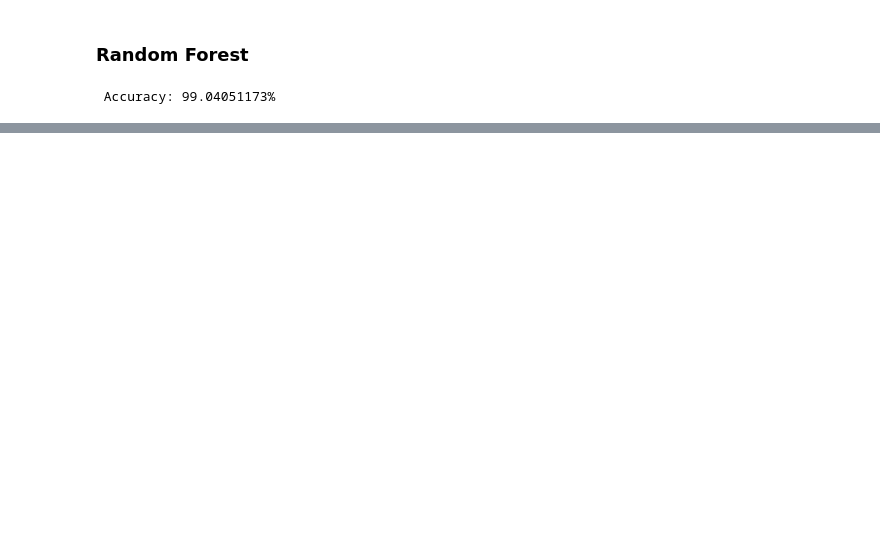
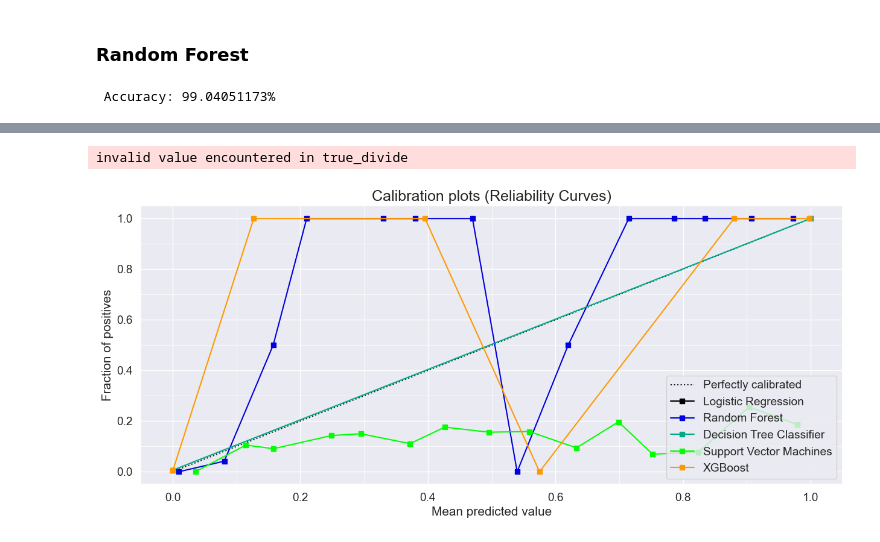
Before and after one commit to alisonjing/DTSA5506-Data-Mining-Project, a Jupyter notebook: NASA_Asteroid_Classification.ipynb, the cells around one changed output, grey strips where cells are left out. Saved outputs shown, nothing was run; the diff lists cells and outputs as text; code cells hidden in the pictures; blank space fills up the shorter version.

Commit message:
Update Data Pipeline, include Calibration Plots of ML Models

```diff
--- a/NASA_Asteroid_Classification.ipynb
+++ b/NASA_Asteroid_Classification.ipynb
@@ -1351,0 +1379,42 @@ ConfusionMatrixDisplay.from_estimator(xgb, X_test, y_test, display_labels = labe
+# %%
+import matplotlib.pyplot as plt
+import sklearn
+import scikitplot as skplt
+from matplotlib.gridspec import GridSpec
+from sklearn.calibration import CalibratedClassifierCV, CalibrationDisplay
+from sklearn.linear_model import LogisticRegression
+from sklearn.tree import DecisionTreeClassifier
+from sklearn.svm import SVC
+
+from sklearn import metrics
+from matplotlib.gridspec import GridSpec
+from matplotlib.ticker import AutoMinorLocator
+
+
+lr_probas = LogisticRegression().fit(X_train, y_train).predict_proba(X_test)
+rf_probas = RandomForestClassifier().fit(X_train, y_train).predict_proba(X_test)
+dt_probas = DecisionTreeClassifier().fit(X_train, y_train).predict_proba(X_test)
+svm_probas = SVC(probability=True).fit(X_train, y_train).predict_proba(X_test)
+xgb_probas = XGBClassifier().fit(X_train, y_train).predict_proba(X_test)
+
+probas_list = [lr_probas, rf_probas, dt_probas, svm_probas, xgb_probas]
+clf_names =["Logistic Regression", "Random Forest","Decision Tree Classifier", "Support Vector Machines", "XGBoost" ]
+clf_list = [(lr_probas, "Logistic Regression"),
+            (rf_probas, "Random Forest"),
+            (dt_probas, "Decision Tree"),
+            (svm_probas, "Support Vector Machine"),
+            (xgb_probas, "XGBoost"),
+           ]
+
+ax =skplt.metrics.plot_calibration_curve(y_test, probas_list, clf_names, n_bins=15, figsize=(15,6));
+# Set minor ticks/gridline cadence.
+ax.xaxis.set_minor_locator(AutoMinorLocator(2))
+ax.yaxis.set_minor_locator(AutoMinorLocator(2))
+
+# Turn minor gridlines on and make them thinner.
+ax.grid(which='minor', linewidth=0.6)
+
+plt.show()
+# %% [output]
+invalid value encountered in true_divide
+[figure, added]
```
Also changed, not shown: parts of 38 cells of this notebook.
